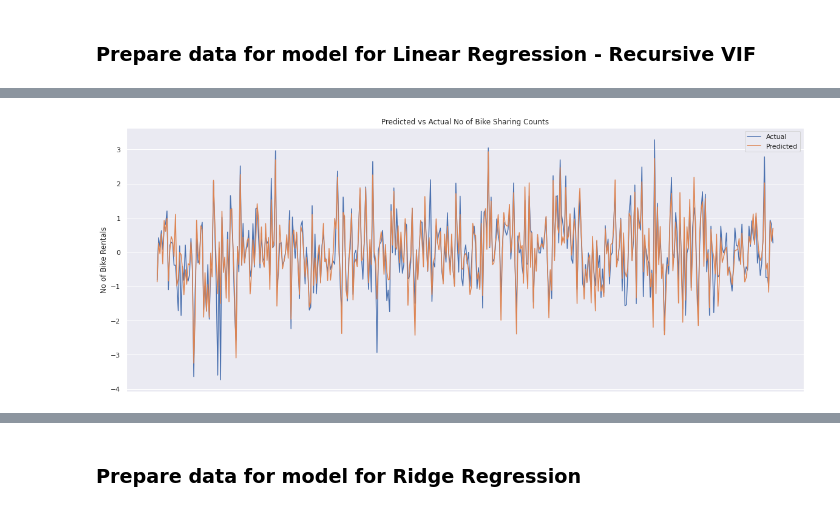
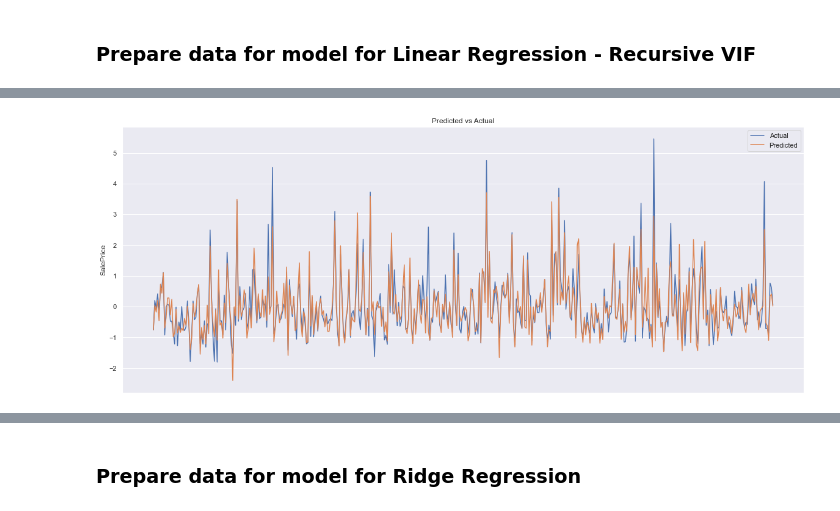
Before and after one commit to ishankarve/Assignment-Advanced-Regression, a Jupyter notebook: Assignment Advanced Regression.ipynb, the cells around one changed output, grey strips where cells are left out. Saved outputs shown, nothing was run; the diff lists cells and outputs as text; code cells hidden in the pictures.

```diff
--- a/Assignment Advanced Regression.ipynb
+++ b/Assignment Advanced Regression.ipynb
@@ -949,6 +933,9 @@ garage_df.apply(lambda x : pd.factorize(x)[0]).corr(method='pearson', min_period
 False    1401
 True       59
 dtype: int64
+# %%
+# drop GarageCond as it is too correlated with GarageQual
+raw_df.drop(['GarageCond'],axis = 1, inplace=True)
 # %%
 # get list of numerical columns
 cols = raw_df.select_dtypes(include=['int64','float64']).columns.tolist()
@@ -1170,7 +1157,6 @@ categorical_vars = ['MSSubClass',
  'GarageType',
  'GarageFinish',
  'GarageQual',
- 'GarageCond',
  'PavedDrive',
  'SaleType',
  'SaleCondition']
@@ -1185,6 +1171,8 @@ categorical_num= ['BsmtFullBath',
 'KitchenAbvGr',
 'Fireplaces',
 'GarageCars',
+'OverallQual',
+'OverallCond',
 'MoSold']
 # %%
 # there are some columns that have numerical data,
@@ -1276,19 +1259,19 @@ Value Counts for ScreenPorch - 76
 Value Counts for SalePrice - 663
 Value Counts for SaleAge - 122
 # %%
-# import math
+# # import math
 
-# log the numerical variables if they cross the set threshold
-# salt the zeros in case they appear
-transformed_features = []
-salt = 0.1
-thresh =  int(raw_df.shape[0]/100) # 1% of data
-features_list = variance_results['features'].tolist()
-for i in range (len(features_list)):
-    if variance_results['num_outliers'][i]>thresh:
-        sel_feature = features_list[i]
-        transformed_features.append(sel_feature)
-        print(sel_feature)
-        #raw_df[sel_feature] = raw_df[sel_feature].map(lambda i: np.log(i) if i > 0 else np.log(i + salt))
-        raw_df[sel_feature] = raw_df[sel_feature].map(lambda i: np.log(i) if i > 0 else 0)
-        #raw_df[sel_feature] = raw_df[sel_feature].map(lambda i: math.sqrt(i))
+# # log the numerical variables if they cross the set threshold
+# # salt the zeros in case they appear
+# transformed_features = []
+# salt = 0.1
+# thresh =  int(raw_df.shape[0]/100) # 1% of data
+# features_list = variance_results['features'].tolist()
+# for i in range (len(features_list)):
+#     if variance_results['num_outliers'][i]>thresh:
+#         sel_feature = features_list[i]
+#         transformed_features.append(sel_feature)
+#         print(sel_feature)
+#         #raw_df[sel_feature] = raw_df[sel_feature].map(lambda i: np.log(i) if i > 0 else np.log(i + salt))
+#         #raw_df[sel_feature] = raw_df[sel_feature].map(lambda i: np.log(i) if i > 0 else 0)
+#         #raw_df[sel_feature] = raw_df[sel_feature].map(lambda i: math.sqrt(i))
@@ -1681,17 +1593,17 @@ plt.show()
 # %%
 # Plotting Actual vs Predicted
 fig,ax = plt.subplots()
 fig.set_figheight(8)
 fig.set_figwidth(20)
 l1,=ax.plot(range(len(y_test)),y_test)
 l2, = ax.plot(range(len(y_pred1)),y_pred1)
 plt.legend([l1,l2],['Actual','Predicted'])
-plt.title('Predicted vs Actual No of Bike Sharing Counts');
-plt.ylabel('No of Bike Rentals')
+plt.title('Predicted vs Actual');
+plt.ylabel('SalePrice')
 plt.xticks([])
 plt.show()
 # %% [output]
-[figure, old version]
+[figure, new version]
 # %%
 from sklearn.metrics import mean_squared_error,r2_score, mean_absolute_error
 mse_train = mean_squared_error(y_train, y_train_cnt)
```
Also changed, not shown: parts of 89 cells of this notebook, 1 other file.
